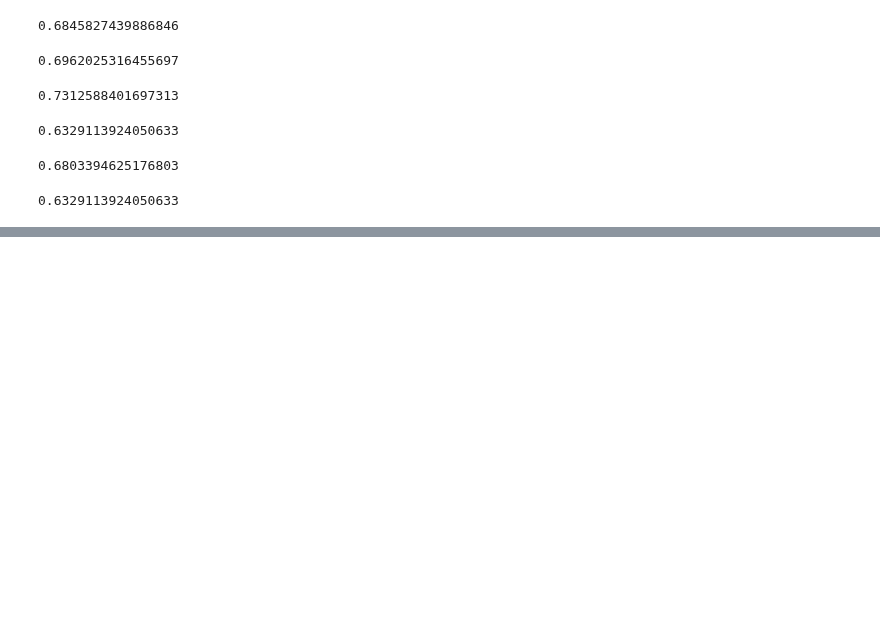
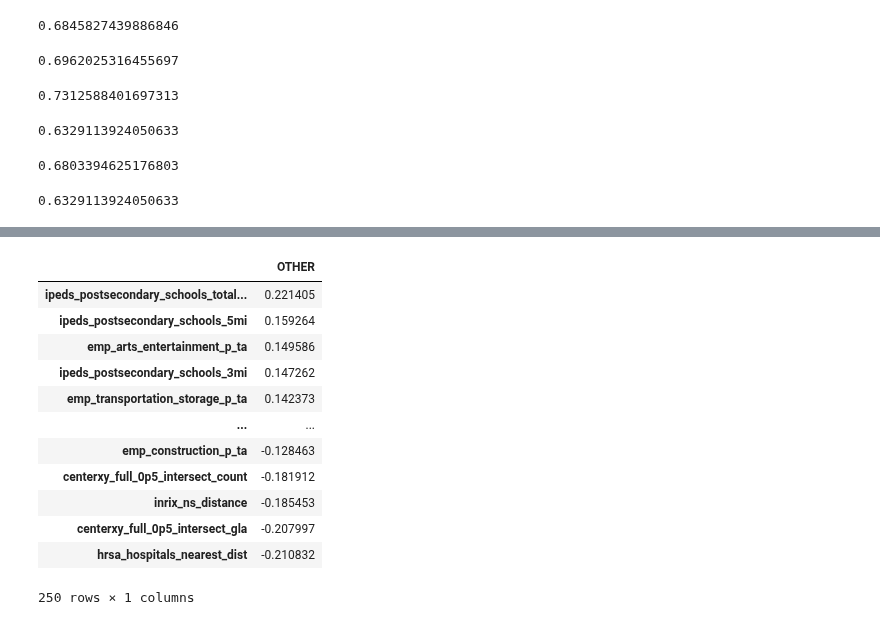
Before and after one commit to mozhao0331/Restaurant_Segmentation_Analysis, a Jupyter notebook: doc/smoothie_king/SK_best_ensemble.ipynb, the cells around one changed output, grey strips where cells are left out. Saved outputs shown, nothing was run; the diff lists cells and outputs as text; code cells hidden in the pictures; blank space fills up the shorter version.

```diff
--- a/doc/smoothie_king/SK_best_ensemble.ipynb
+++ b/doc/smoothie_king/SK_best_ensemble.ipynb
@@ -794,0 +1002,16 @@ stack_rf_2.score(X_test, y_test)
+# %%
+lr_feature_importance[["OTHER"]].sort_values(by="OTHER", ascending=False)
+# %% [output]
+|  | OTHER |
+| ipeds_postsecondary_schools_total... | 0.221405 |
+| ipeds_postsecondary_schools_5mi | 0.159264 |
+| emp_arts_entertainment_p_ta | 0.149586 |
+| ipeds_postsecondary_schools_3mi | 0.147262 |
+| emp_transportation_storage_p_ta | 0.142373 |
+| ... | ... |
+| emp_construction_p_ta | -0.128463 |
+| centerxy_full_0p5_intersect_count | -0.181912 |
+| inrix_ns_distance | -0.185453 |
+| centerxy_full_0p5_intersect_gla | -0.207997 |
+| hrsa_hospitals_nearest_dist | -0.210832 |
+250 rows × 1 columns
```
Also changed, not shown: parts of 19 cells of this notebook.
